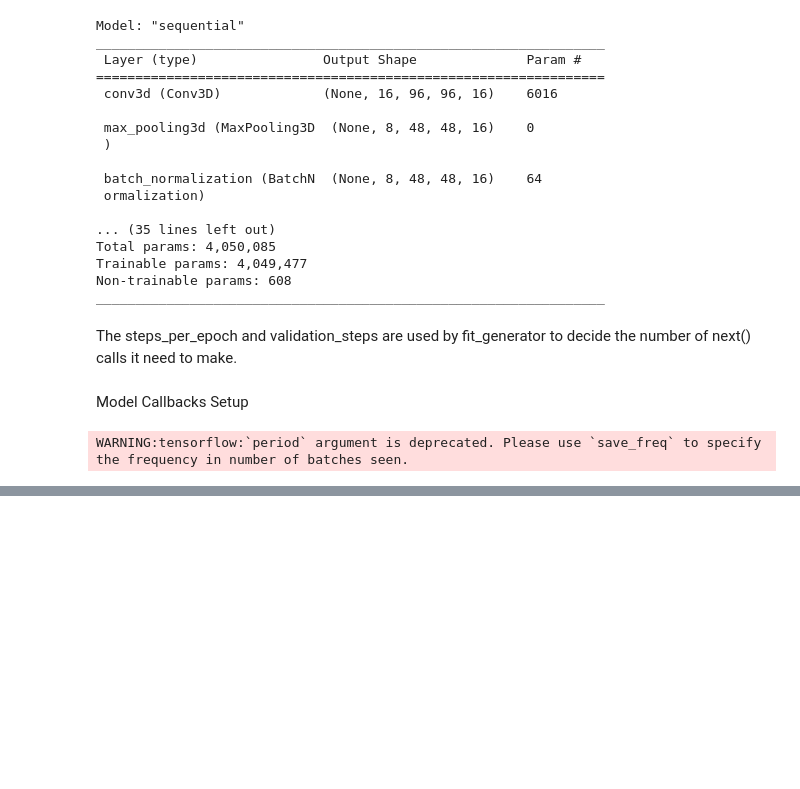
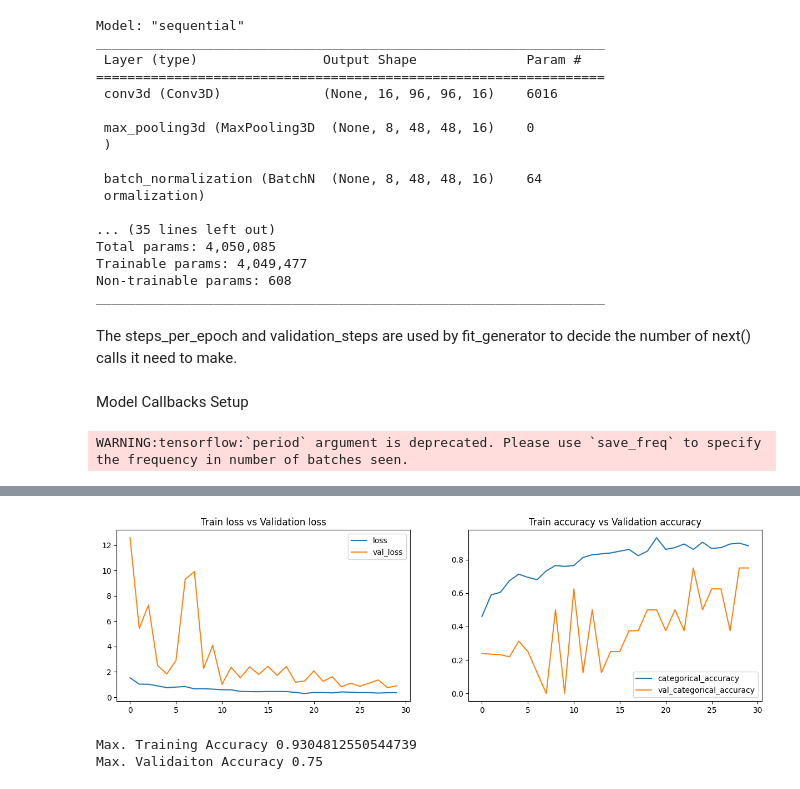
Before and after one commit to vishurj/Gesture_Recognition, a Jupyter notebook: Gesture_recognition.ipynb, the cells around one changed output, grey strips where cells are left out. Saved outputs shown, nothing was run; the diff lists cells and outputs as text; code cells hidden in the pictures; blank space fills up the shorter version.

```diff
--- a/Gesture_recognition.ipynb
+++ b/Gesture_recognition.ipynb
@@ -283,0 +403,28 @@ def testBatchSize(batch_size, n_frames):
+# %%
+model2 = Sequential([
+    Conv3D(16, make3dFilter(5), activation='relu', input_shape=inputShape),
+    MaxPooling3D(make3dFilter(2), padding='same'),
+    BatchNormalization(),
+
+    Conv3D(32, make3dFilter(3), activation='relu'),
+    MaxPooling3D(pool_size=(1,2,2), padding='same'),
+    BatchNormalization(),
+
+    Conv3D(64, make3dFilter(3), activation='relu'),
+    MaxPooling3D(pool_size=(1,2,2), padding='same'),
+    BatchNormalization(),
+
+    Flatten(),
+    Dense(128, activation='relu'),
+    BatchNormalization(),
+    Dropout(0.25),
+
+    Dense(64, activation='relu'),
+    BatchNormalization(),
+    Dropout(0.25),
+
+    Dense(5, activation='softmax')
+], name="conv_3d2")
+# %%
+model2.compile(optimizer=optimizers.Adam(), loss='categorical_crossentropy', metrics=['categorical_accuracy'])
+print(model2.summary())
@@ -283,0 +449,4 @@ def testBatchSize(batch_size, n_frames):
+# %%
+model2_history = model2.fit_generator(train_generator, steps_per_epoch=steps_per_epoch, epochs=num_epochs, verbose=1,
+            callbacks=callbacks_list, validation_data=val_generator,
+            validation_steps=validation_steps, class_weight=None, workers=1, initial_epoch=0)
@@ -283,0 +471,6 @@ def testBatchSize(batch_size, n_frames):
+# %%
+plotModelHistory(model2_history)
+# %% [output]
+[figure, added]
+Max. Training Accuracy 0.9304812550544739
+Max. Validaiton Accuracy 0.75
```
Also changed, not shown: parts of 16 cells of this notebook.
